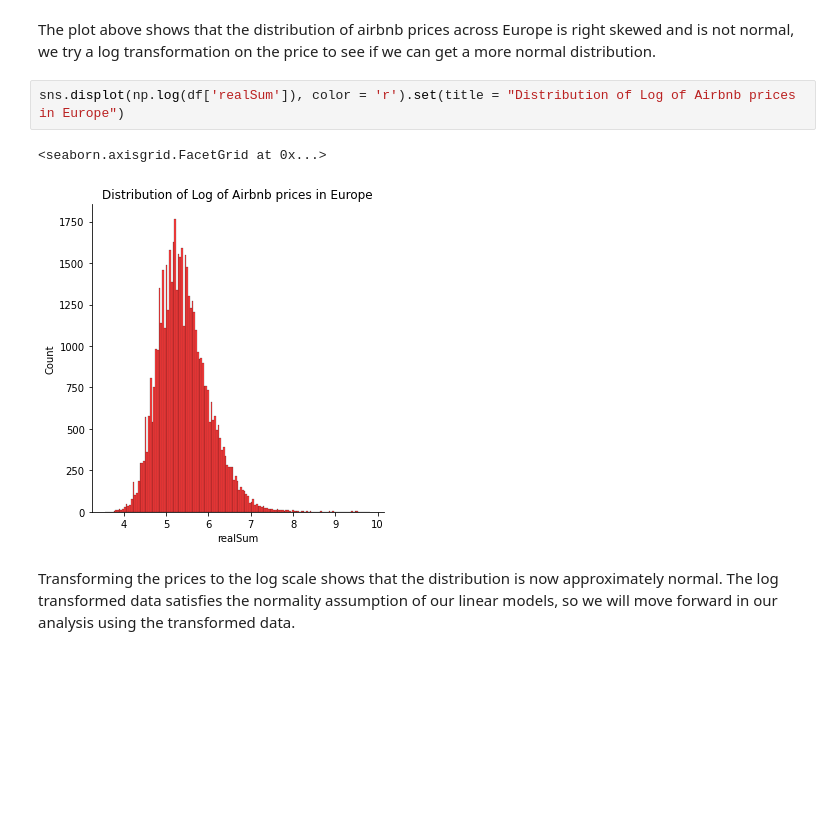
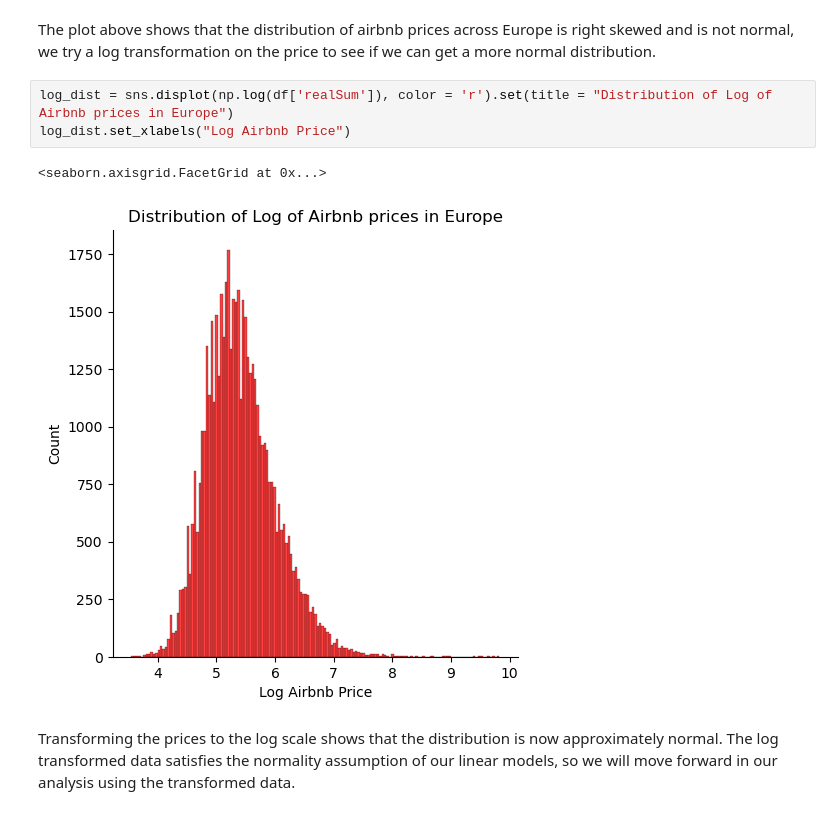
Before and after one commit to Hrithik0015/ECON323_Project, a Jupyter notebook: Project_Report.ipynb, the cells around one changed output. Cells and saved outputs as stored; diff of their text form; blank space fills up the shorter version.

```diff
--- a/Project_Report.ipynb
+++ b/Project_Report.ipynb
@@ -236,10 +241,11 @@ plt.xlim(1,3000)
 # %% [markdown]
 The plot above shows that the distribution of airbnb prices across Europe is right skewed and is not normal, we try a log transformation on the price to see if we can get a more normal distribution.
 # %%
-sns.displot(np.log(df['realSum']), color = 'r').set(title = "Distribution of Log of Airbnb prices in Europe")
+log_dist = sns.displot(np.log(df['realSum']), color = 'r').set(title = "Distribution of Log of Airbnb prices in Europe")
+log_dist.set_xlabels("Log Airbnb Price")
 # %% [output]
 <seaborn.axisgrid.FacetGrid at 0x...>
-[figure, old version]
+[figure, new version]
 # %% [markdown]
 Transforming the prices to the log scale shows that the distribution is now approximately normal. The log transformed data satisfies the normality assumption of our linear models, so we will move forward in our analysis using the transformed data.
 # %%
```
Also changed, not shown: parts of 25 cells of this notebook.
